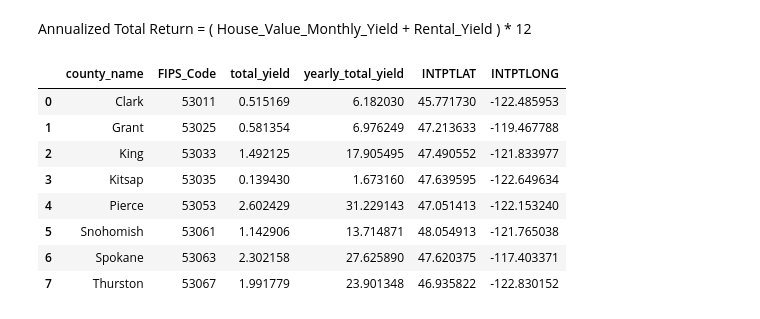
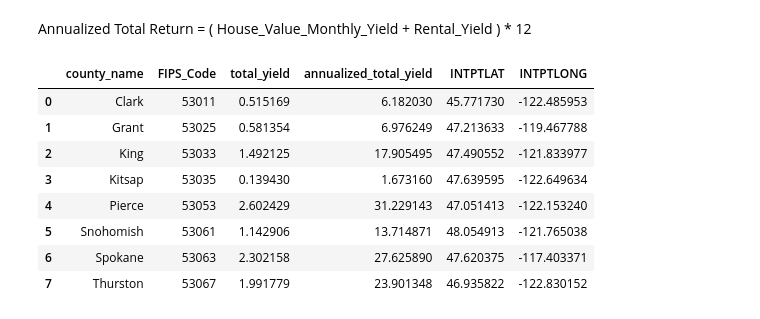
Before and after one commit to Summi-Khanna/Alpha-Dot-Housing-Market-Analysis, a Jupyter notebook: Housing_Market_Analysis.ipynb, the cells around one changed output. Cells and saved outputs as stored; diff of their text form; code cells hidden in the pictures.

```diff
--- a/Housing_Market_Analysis.ipynb
+++ b/Housing_Market_Analysis.ipynb
@@ -503,20 +505,20 @@ Annualized Total Return = ( House_Value_Monthly_Yield  + Rental_Yield ) * 12
 # %%
 # Merging Monthly housing Investment yield and Monthly Rental Yield For Each County
 annualized_total_return = pd.merge(housing_yield, rental_yield_df, left_on='county_fips', right_on='FIPS_Code')
 annualized_total_return = annualized_total_return[['county_name','FIPS_Code','percent_median_listing_price_per_square_foot_mm','yield']]
 annualized_total_return['total_yield'] = annualized_total_return['percent_median_listing_price_per_square_foot_mm'] + annualized_total_return['yield']
-annualized_total_return['yearly_total_yield'] = annualized_total_return['total_yield'] * 12
+annualized_total_return['annualized_total_yield'] = annualized_total_return['total_yield'] * 12
 annualized_total_return = pd.merge(left=annualized_total_return,
                        right=geocode_df,
                        left_on='FIPS_Code',
                        right_on='GEOID',
                        )
 annualized_total_return = annualized_total_return[['county_name', 'FIPS_Code','total_yield',
-       'yearly_total_yield', 'INTPTLAT', 'INTPTLONG']]
+       'annualized_total_yield', 'INTPTLAT', 'INTPTLONG']]
 
 annualized_total_return
 # %% [output]
-|  | county_name | FIPS_Code | total_yield | yearly_total_yield | INTPTLAT | INTPTLONG |
+|  | county_name | FIPS_Code | total_yield | annualized_total_yield | INTPTLAT | INTPTLONG |
 | 0 | Clark | 53011 | 0.515169 | 6.182030 | 45.771730 | -122.485953 |
 | 1 | Grant | 53025 | 0.581354 | 6.976249 | 47.213633 | -119.467788 |
 | 2 | King | 53033 | 1.492125 | 17.905495 | 47.490552 | -121.833977 |
```
Also changed, not shown: parts of 77 cells of this notebook.
